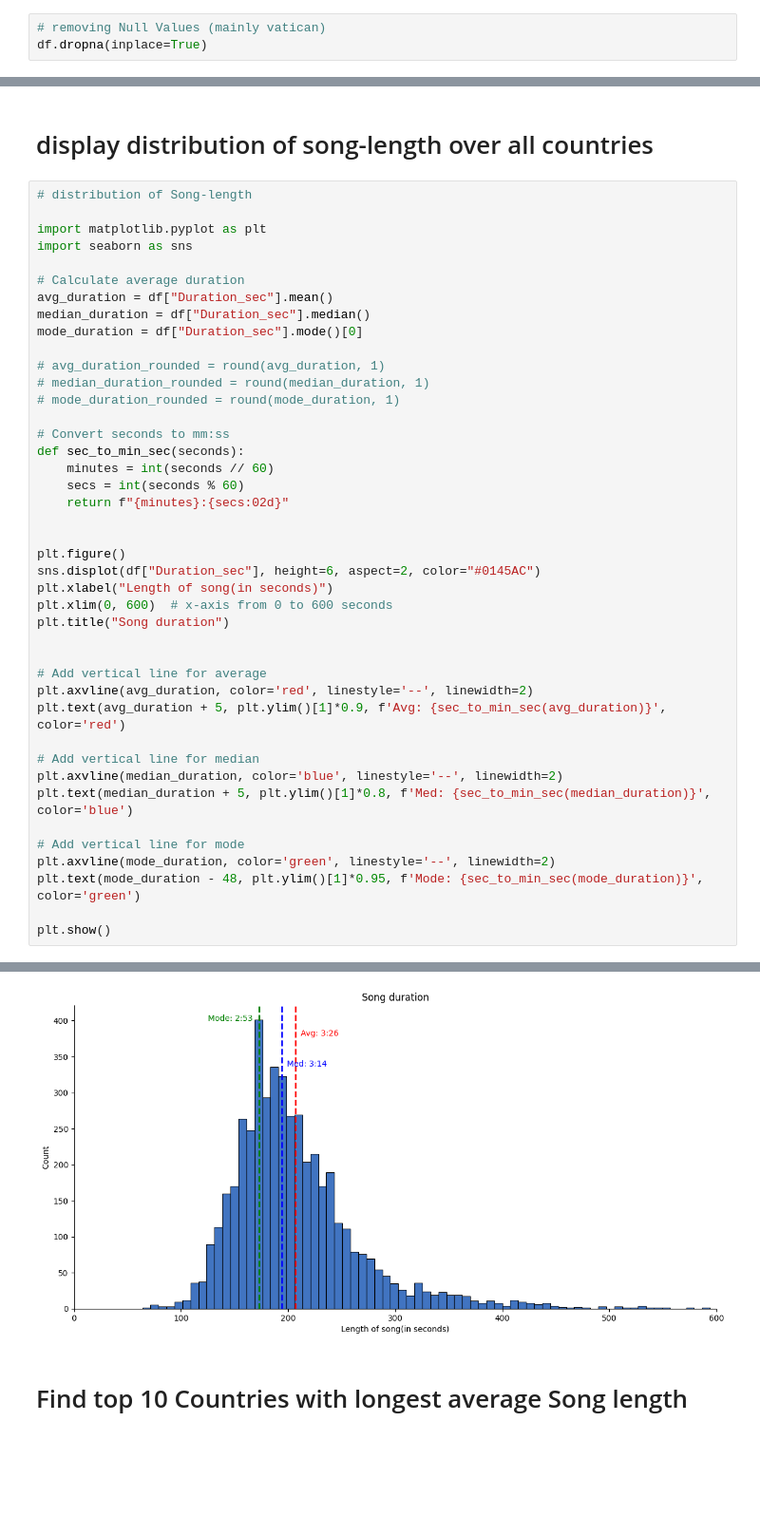
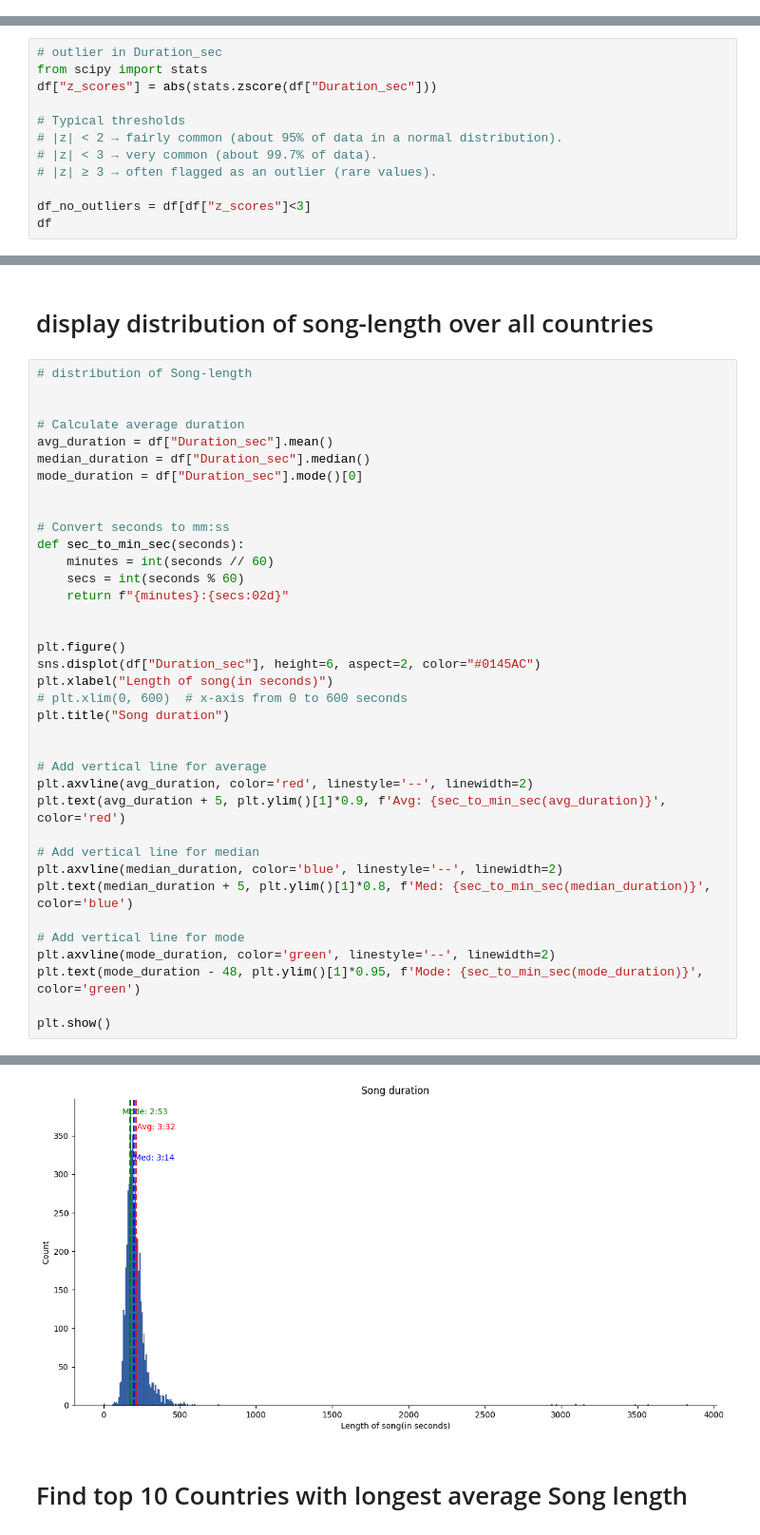
Before and after one commit to SchneFre/project-API-and-Web-Data-Scraping, a Jupyter notebook: eda.ipynb, the cells around one changed output, grey strips where cells are left out. Shown: that part at 95% size. Drawn from its saved outputs; the diff is of its cells as text; blank space fills up the shorter version.

Commit message:
handled vatican Podcast outlier

```diff
--- a/eda.ipynb
+++ b/eda.ipynb
@@ -36,9 +39,6 @@ dtypes: int64(1), object(5)
 4602          3097  Vatican City
 4603          3828  Vatican City
 4604          3486  Vatican City
-# %%
-# removing Null Values (mainly vatican)
-df.dropna(inplace=True)
 # %%
 df.dtypes
 # %% [output]
@@ -49,3 +49,15 @@ Duration        object
 Duration_sec     int64
 country_name    object
 dtype: object
+# %%
+# outlier in Duration_sec
+from scipy import stats
+df["z_scores"] = abs(stats.zscore(df["Duration_sec"]))
+
+# Typical thresholds
+# |z| < 2 → fairly common (about 95% of data in a normal distribution).
+# |z| < 3 → very common (about 99.7% of data).
+# |z| ≥ 3 → often flagged as an outlier (rare values).
+
+df_no_outliers = df[df["z_scores"]<3]
+df
@@ -54,48 +80,43 @@ dtype: object
 # %%
 # distribution of Song-length
 
-import matplotlib.pyplot as plt
-import seaborn as sns
 
 # Calculate average duration
 avg_duration = df["Duration_sec"].mean()
 median_duration = df["Duration_sec"].median()
 mode_duration = df["Duration_sec"].mode()[0]
 
-# avg_duration_rounded = round(avg_duration, 1)
-# median_duration_rounded = round(median_duration, 1)
-# mode_duration_rounded = round(mode_duration, 1)
 
 # Convert seconds to mm:ss
 def sec_to_min_sec(seconds):
     minutes = int(seconds // 60)
     secs = int(seconds % 60)
     return f"{minutes}:{secs:02d}"
 
 
 plt.figure()
 sns.displot(df["Duration_sec"], height=6, aspect=2, color="#0145AC")
 plt.xlabel("Length of song(in seconds)")
-plt.xlim(0, 600)  # x-axis from 0 to 600 seconds
+# plt.xlim(0, 600)  # x-axis from 0 to 600 seconds
 plt.title("Song duration")
 
 
 # Add vertical line for average
 plt.axvline(avg_duration, color='red', linestyle='--', linewidth=2)
 plt.text(avg_duration + 5, plt.ylim()[1]*0.9, f'Avg: {sec_to_min_sec(avg_duration)}', color='red')
 
 # Add vertical line for median
 plt.axvline(median_duration, color='blue', linestyle='--', linewidth=2)
 plt.text(median_duration + 5, plt.ylim()[1]*0.8, f'Med: {sec_to_min_sec(median_duration)}', color='blue')
 
 # Add vertical line for mode
 plt.axvline(mode_duration, color='green', linestyle='--', linewidth=2)
 plt.text(mode_duration - 48, plt.ylim()[1]*0.95, f'Mode: {sec_to_min_sec(mode_duration)}', color='green')
 
 plt.show()
 # %% [output]
 <Figure size 640x480 with 0 Axes>
-[figure, old version]
+[figure, new version]
 # %% [markdown]
 # Find top 10 Countries with longest average Song length
 # %%
```
Also changed, not shown: parts of 6 cells of this notebook.
